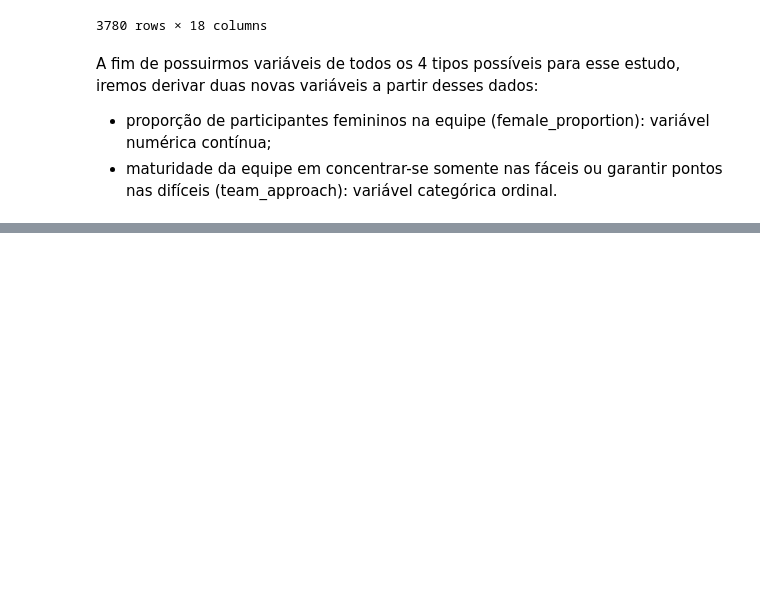
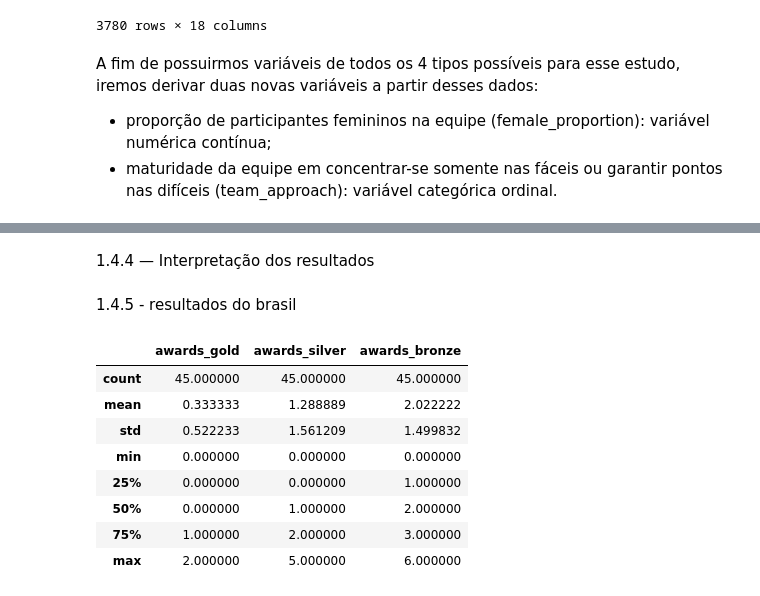
Before and after one commit to MatheusLuna37/IMO-analysis, a Jupyter notebook: teste03.ipynb, the cells around one changed output, grey strips where cells are left out. Drawn from its saved outputs; the diff is of its cells as text; code cells hidden in the pictures; blank space fills up the shorter version.

```diff
--- a/teste03.ipynb
+++ b/teste03.ipynb
@@ -77,0 +180,17 @@ with pd.option_context("display.max_rows", None):
+# %% [markdown]
+1.4.4 — Interpretação dos resultados
+# %% [markdown]
+1.4.5 - resultados do brasil
+# %%
+br = data.query("country == 'Brazil'").describe()
+br[medalhas]
+# %% [output]
+|  | awards_gold | awards_silver | awards_bronze |
+| count | 45.000000 | 45.000000 | 45.000000 |
+| mean | 0.333333 | 1.288889 | 2.022222 |
+| std | 0.522233 | 1.561209 | 1.499832 |
+| min | 0.000000 | 0.000000 | 0.000000 |
+| 25% | 0.000000 | 0.000000 | 1.000000 |
+| 50% | 0.000000 | 1.000000 | 2.000000 |
+| 75% | 1.000000 | 2.000000 | 3.000000 |
+| max | 2.000000 | 5.000000 | 6.000000 |
```
Also changed, not shown: parts of 16 cells of this notebook.
